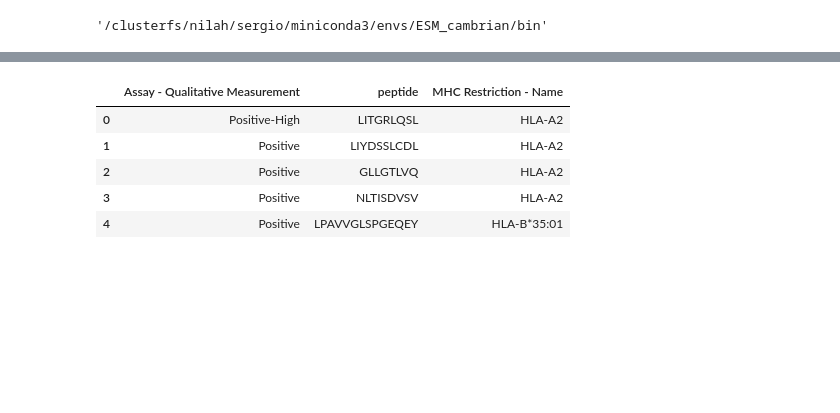
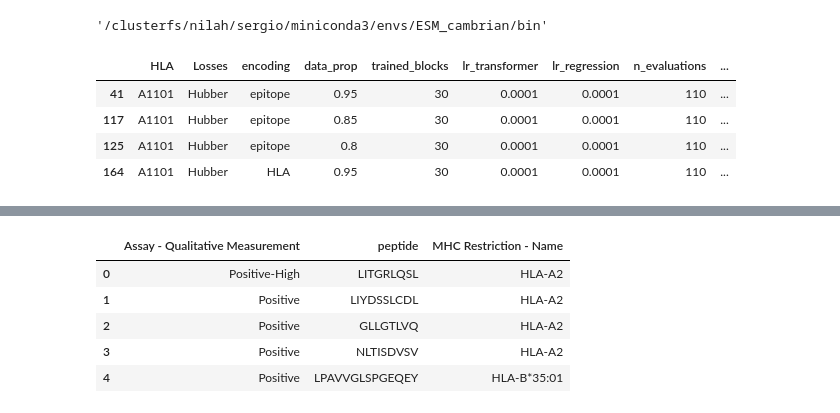
Before and after one commit to sermare/ESMCBA, a Jupyter notebook: jupyter_notebooks/binding_affinity/BA_hs.ipynb, the cells around one changed output, grey strips where cells are left out. Drawn from its saved outputs; the diff is of its cells as text; code cells hidden in the pictures; blank space fills up the shorter version.

```diff
--- a/jupyter_notebooks/binding_affinity/BA_hs.ipynb
+++ b/jupyter_notebooks/binding_affinity/BA_hs.ipynb
@@ -11,0 +16,8 @@ evaluations_dt = evaluations_dt.sort_values(by=['spearman','mse'], ascending = [
+# %%
+evaluations_dt2[evaluations_dt2['HLA'] == 'A1101']
+# %% [output]
+|  | HLA | Losses | encoding | data_prop | trained_blocks | lr_transformer | lr_regression | n_evaluations | ... |
+| 41 | A1101 | Hubber | epitope | 0.95 | 30 | 0.0001 | 0.0001 | 110 | ... |
+| 117 | A1101 | Hubber | epitope | 0.85 | 30 | 0.0001 | 0.0001 | 110 | ... |
+| 125 | A1101 | Hubber | epitope | 0.8 | 30 | 0.0001 | 0.0001 | 110 | ... |
+| 164 | A1101 | Hubber | HLA | 0.95 | 30 | 0.0001 | 0.0001 | 110 | ... |
```
Also changed, not shown: parts of 10 cells of this notebook, 4 other files.
